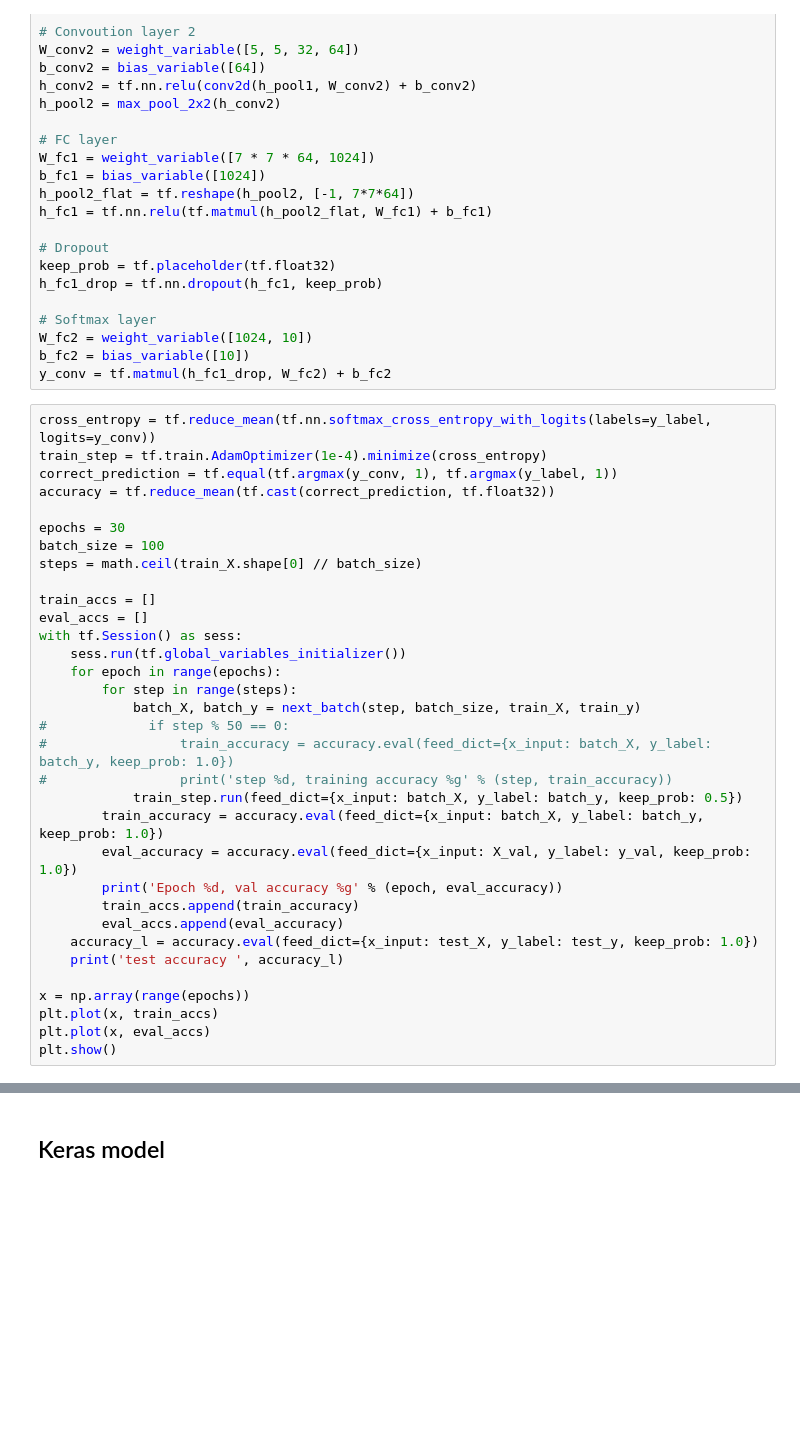
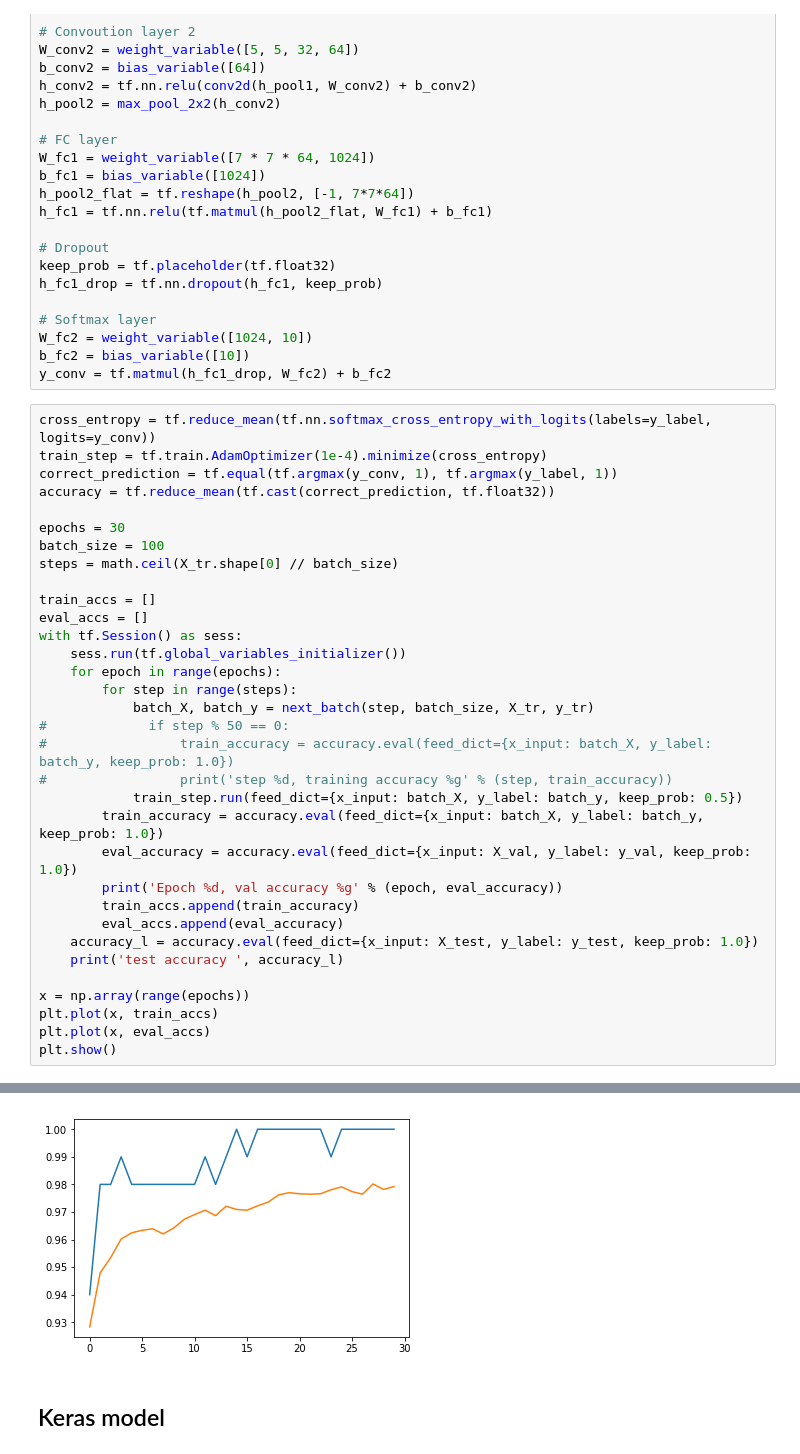
Before and after one commit to chientran95/machine-learning, a Jupyter notebook: mnist/classification.ipynb, the cells around one changed output, grey strips where cells are left out. Drawn from its saved outputs; the diff is of its cells as text; blank space fills up the shorter version.

```diff
--- a/mnist/classification.ipynb
+++ b/mnist/classification.ipynb
@@ -134,7 +147,7 @@ accuracy = tf.reduce_mean(tf.cast(correct_prediction, tf.float32))
 
 epochs = 30
 batch_size = 100
-steps = math.ceil(train_X.shape[0] // batch_size)
+steps = math.ceil(X_tr.shape[0] // batch_size)
 
 train_accs = []
 eval_accs = []
@@ -142,7 +155,7 @@ with tf.Session() as sess:
     sess.run(tf.global_variables_initializer())
     for epoch in range(epochs):
         for step in range(steps):
-            batch_X, batch_y = next_batch(step, batch_size, train_X, train_y)
+            batch_X, batch_y = next_batch(step, batch_size, X_tr, y_tr)
 #             if step % 50 == 0:
 #                 train_accuracy = accuracy.eval(feed_dict={x_input: batch_X, y_label: batch_y, keep_prob: 1.0})
 #                 print('step %d, training accuracy %g' % (step, train_accuracy))
@@ -152,10 +165,11 @@ with tf.Session() as sess:
         print('Epoch %d, val accuracy %g' % (epoch, eval_accuracy))
         train_accs.append(train_accuracy)
         eval_accs.append(eval_accuracy)
-    accuracy_l = accuracy.eval(feed_dict={x_input: test_X, y_label: test_y, keep_prob: 1.0})
+    accuracy_l = accuracy.eval(feed_dict={x_input: X_test, y_label: y_test, keep_prob: 1.0})
     print('test accuracy ', accuracy_l)
 
 x = np.array(range(epochs))
 plt.plot(x, train_accs)
 plt.plot(x, eval_accs)
 plt.show()
+# %% [output]
@@ -162,3 +193,4 @@ plt.show()
+[figure, added]
 # %% [markdown]
 ## Keras model
 # %%
```
Also changed, not shown: parts of 8 cells of this notebook.
